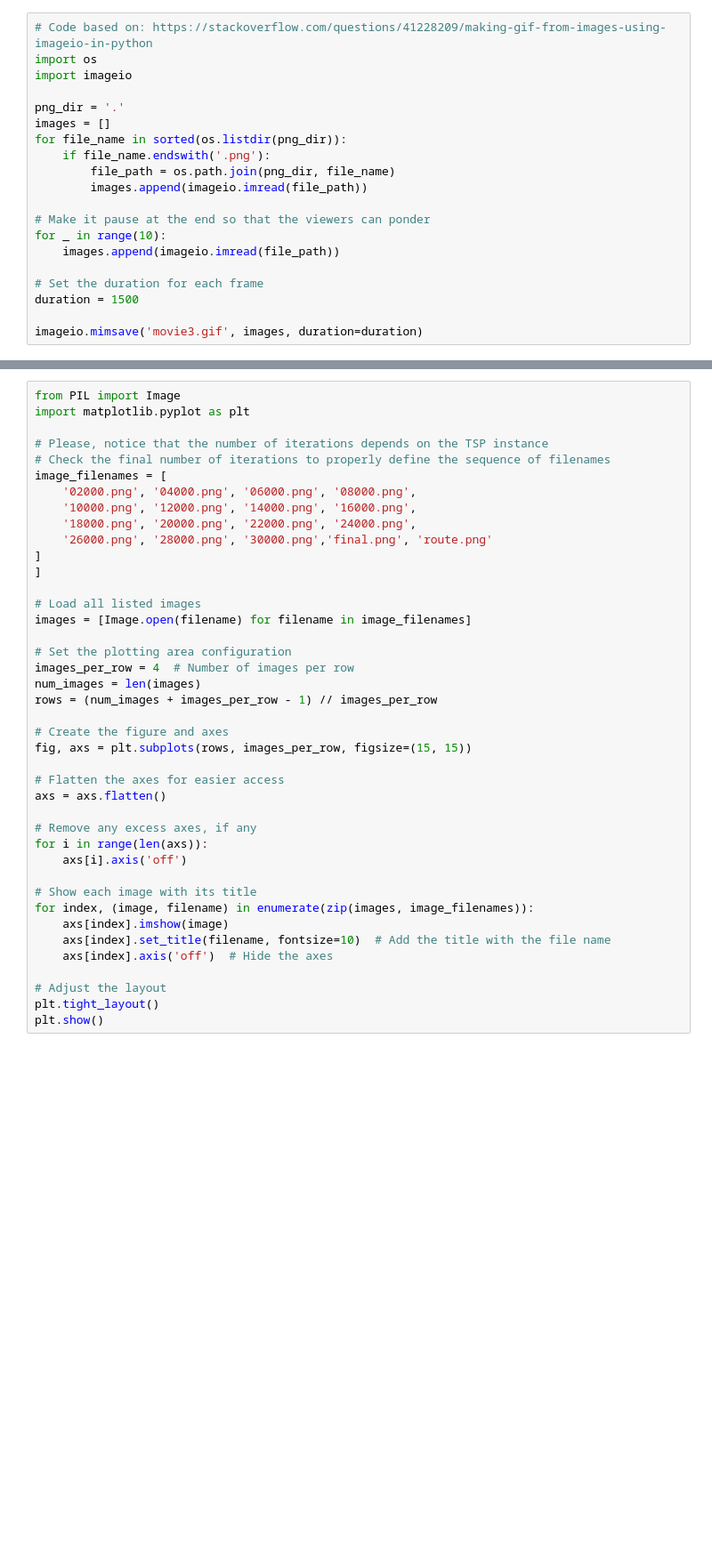
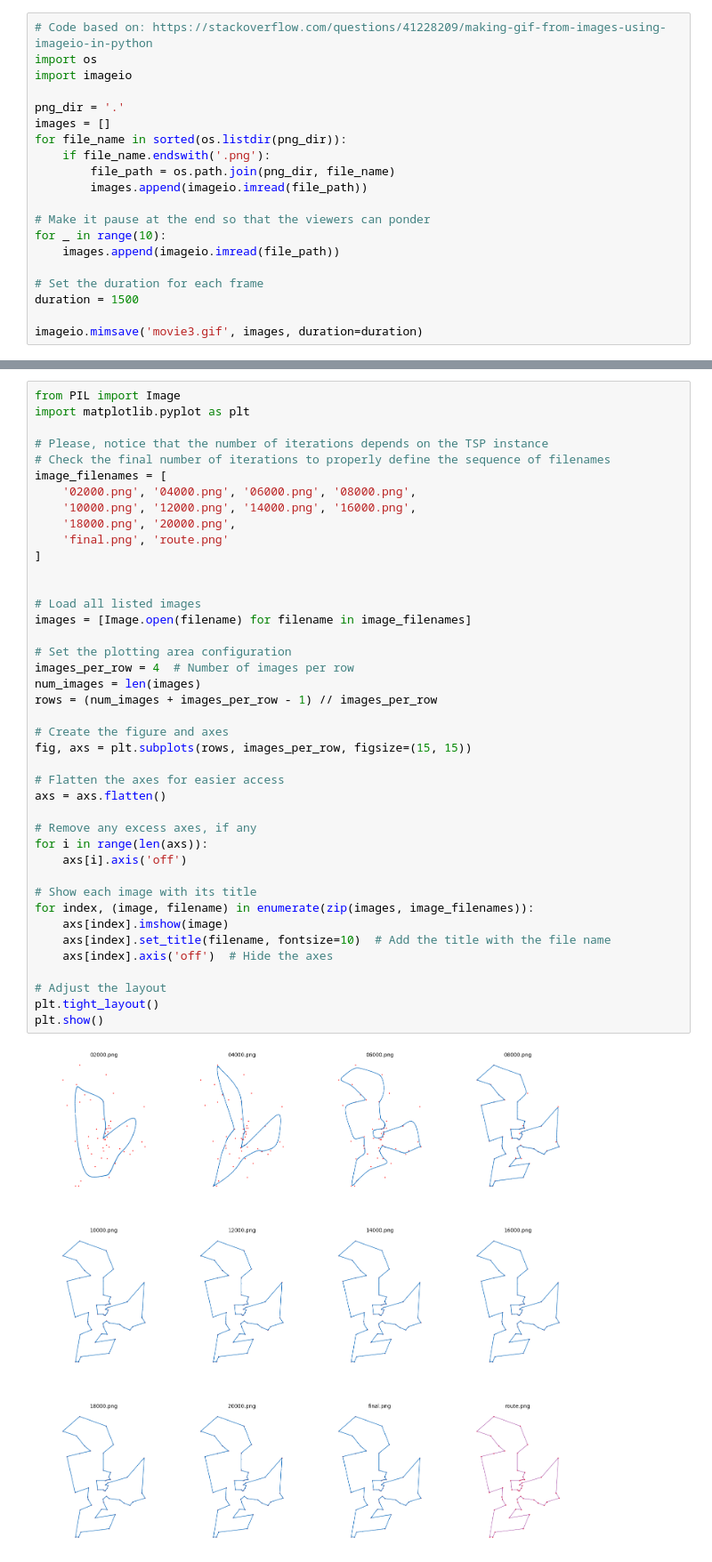
Before and after one commit to JoaoLucasMoraisOrtiz/deeplearning-PG-FEEC, a Jupyter notebook: notebooks_PCs06a13_datasets_IA353_1s2026/PC09_SOM_TSP.ipynb, the cells around one changed output, grey strips where cells are left out. Shown at 89% size. Cells and saved outputs as stored; diff of their text form; blank space fills up the shorter version.

```diff
--- a/notebooks_PCs06a13_datasets_IA353_1s2026/PC09_SOM_TSP.ipynb
+++ b/notebooks_PCs06a13_datasets_IA353_1s2026/PC09_SOM_TSP.ipynb
@@ -561,38 +646,40 @@ import matplotlib.pyplot as plt
 image_filenames = [
     '02000.png', '04000.png', '06000.png', '08000.png',
     '10000.png', '12000.png', '14000.png', '16000.png',
-    '18000.png', '20000.png', '22000.png', '24000.png',
-    '26000.png', '28000.png', '30000.png','final.png', 'route.png'
+    '18000.png', '20000.png',
+    'final.png', 'route.png'
 ]
-]
+
 
 # Load all listed images
 images = [Image.open(filename) for filename in image_filenames]
 
 # Set the plotting area configuration
 images_per_row = 4  # Number of images per row
 num_images = len(images)
 rows = (num_images + images_per_row - 1) // images_per_row
 
 # Create the figure and axes
 fig, axs = plt.subplots(rows, images_per_row, figsize=(15, 15))
 
 # Flatten the axes for easier access
 axs = axs.flatten()
 
 # Remove any excess axes, if any
 for i in range(len(axs)):
     axs[i].axis('off')
 
 # Show each image with its title
 for index, (image, filename) in enumerate(zip(images, image_filenames)):
     axs[index].imshow(image)
     axs[index].set_title(filename, fontsize=10)  # Add the title with the file name
     axs[index].axis('off')  # Hide the axes
 
 # Adjust the layout
 plt.tight_layout()
 plt.show()
+# %% [output]
+[figure, added]
 # %% [markdown]
 <font color="green">
 Atividade final<br>
```
Also changed, not shown: parts of 18 cells of this notebook, 1 other file.
